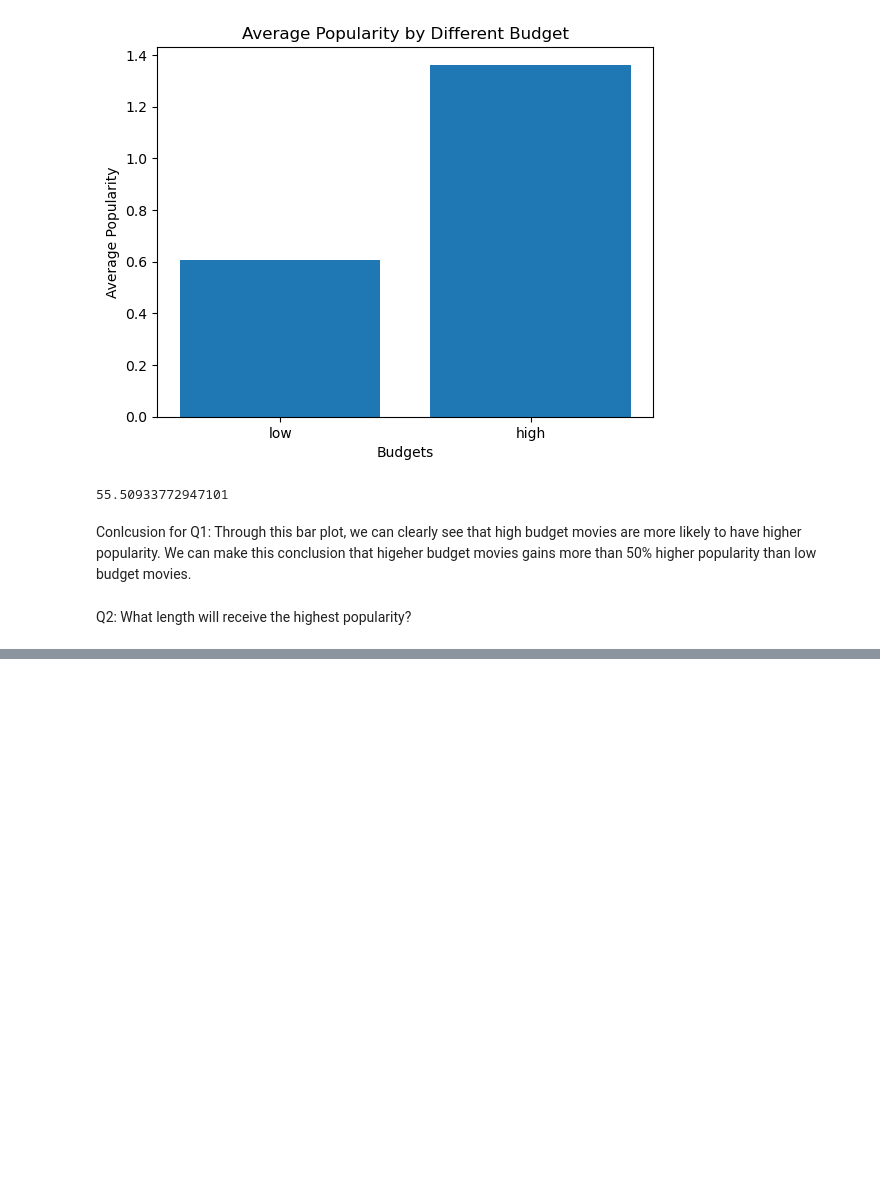
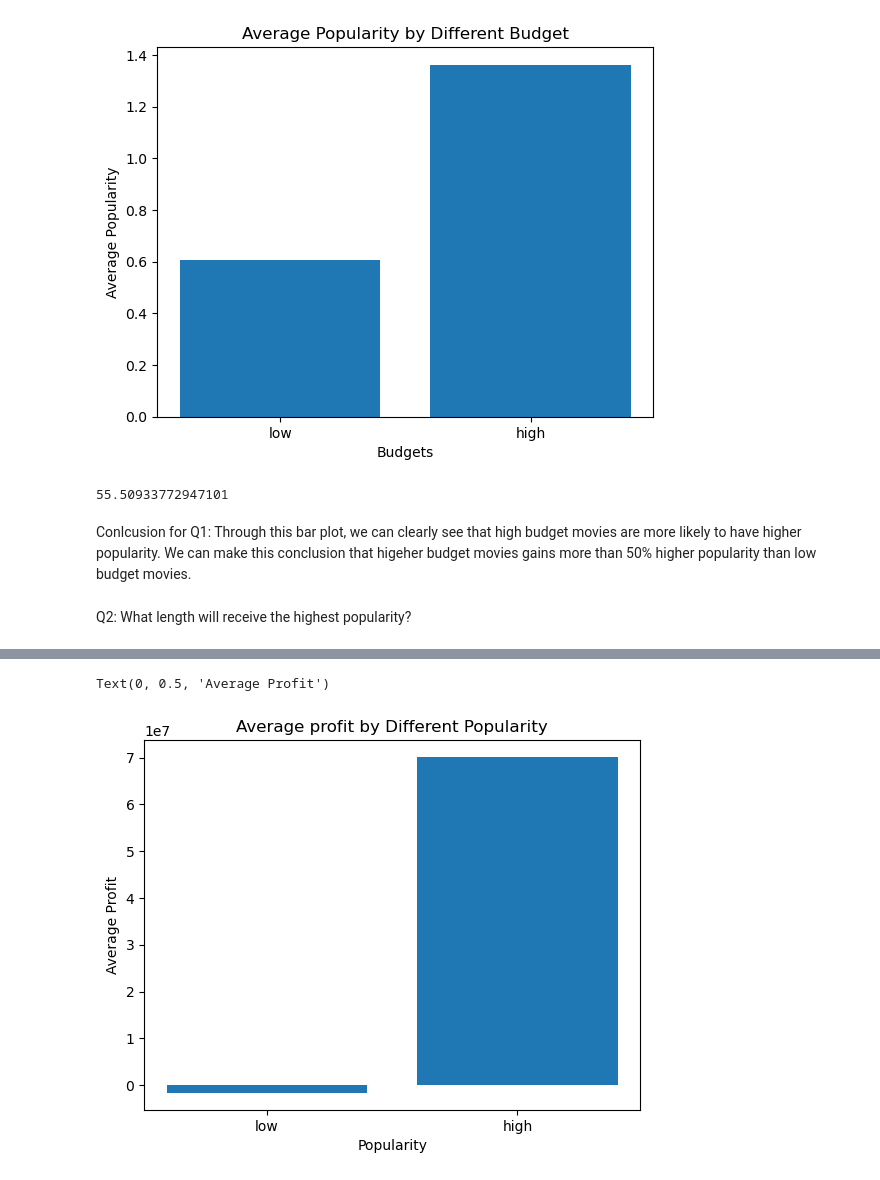
Before and after one commit to kunalmalav/tmdbMoviesDataAnalysis, a Jupyter notebook: main.ipynb, the cells around one changed output, grey strips where cells are left out. Saved outputs shown, nothing was run; the diff lists cells and outputs as text; code cells hidden in the pictures; blank space fills up the shorter version.

```diff
--- a/main.ipynb
+++ b/main.ipynb
@@ -245,0 +278,17 @@ NameError: name 'mean_popularity_of_short' is not defined
+# %%
+# average net profit for low_popularity and high_popularity
+mean_profit_of_low_popularity = lower_popularity['profit'].mean()
+mean_profit_of_high_popularity = higher_popularity['profit'].mean()
+# df.head()
+# %%
+# create a bar chart with the values we get above
+locations = [1,2]
+heights = [mean_profit_of_low_popularity, mean_profit_of_high_popularity]
+labels=['low','high']
+plt.bar(locations, heights, tick_label = labels)
+plt.title('Average profit by Different Popularity')
+plt.xlabel('Popularity')
+plt.ylabel('Average Profit')
+# %% [output]
+Text(0, 0.5, 'Average Profit')
+[figure, added]
```
Also changed, not shown: parts of 26 cells of this notebook.
